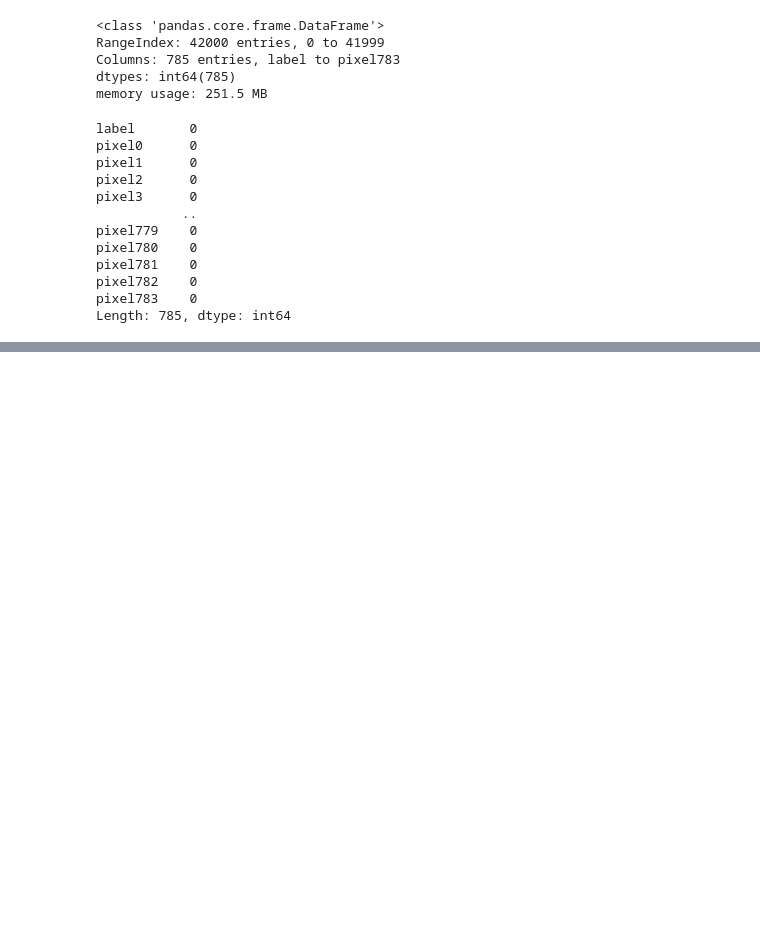
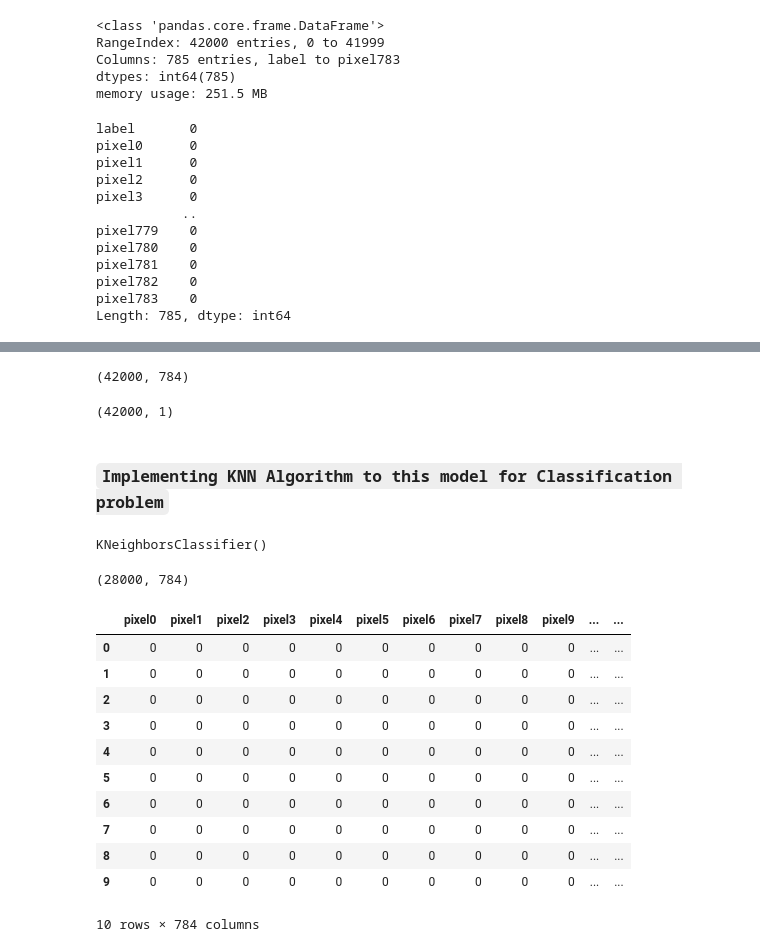
Before and after one commit to satyam1256/Data_Science, a Jupyter notebook: Machine_Learning/Projects/Handwritten Digit Recognizer/index.ipynb, the cells around one changed output, grey strips where cells are left out. Saved outputs shown, nothing was run; the diff lists cells and outputs as text; code cells hidden in the pictures; blank space fills up the shorter version.

Commit message:
Completed the modelig of MNIST Digit Recognizer Project

```diff
--- a/Machine_Learning/Projects/Handwritten Digit Recognizer/index.ipynb
+++ b/Machine_Learning/Projects/Handwritten Digit Recognizer/index.ipynb
@@ -91,0 +156,36 @@ Length: 785, dtype: int64
+# %%
+x_train.shape
+# %% [output]
+(42000, 784)
+# %%
+y_train.shape
+# %% [output]
+(42000, 1)
+# %% [markdown]
+### `Implementing KNN Algorithm to this model for Classification problem`
+# %%
+from sklearn.neighbors import KNeighborsClassifier
+knn = KNeighborsClassifier(n_neighbors=5)
+
+knn.fit(x_train,y_train)
+# %% [output]
+KNeighborsClassifier()
+# %%
+x_test.shape
+# %% [output]
+(28000, 784)
+# %%
+test.head(10)
+# %% [output]
+|  | pixel0 | pixel1 | pixel2 | pixel3 | pixel4 | pixel5 | pixel6 | pixel7 | pixel8 | pixel9 | ... | ... |
+| 0 | 0 | 0 | 0 | 0 | 0 | 0 | 0 | 0 | 0 | 0 | ... | ... |
+| 1 | 0 | 0 | 0 | 0 | 0 | 0 | 0 | 0 | 0 | 0 | ... | ... |
+| 2 | 0 | 0 | 0 | 0 | 0 | 0 | 0 | 0 | 0 | 0 | ... | ... |
+| 3 | 0 | 0 | 0 | 0 | 0 | 0 | 0 | 0 | 0 | 0 | ... | ... |
+| 4 | 0 | 0 | 0 | 0 | 0 | 0 | 0 | 0 | 0 | 0 | ... | ... |
+| 5 | 0 | 0 | 0 | 0 | 0 | 0 | 0 | 0 | 0 | 0 | ... | ... |
+| 6 | 0 | 0 | 0 | 0 | 0 | 0 | 0 | 0 | 0 | 0 | ... | ... |
+| 7 | 0 | 0 | 0 | 0 | 0 | 0 | 0 | 0 | 0 | 0 | ... | ... |
+| 8 | 0 | 0 | 0 | 0 | 0 | 0 | 0 | 0 | 0 | 0 | ... | ... |
+| 9 | 0 | 0 | 0 | 0 | 0 | 0 | 0 | 0 | 0 | 0 | ... | ... |
+10 rows × 784 columns
```
Also changed, not shown: parts of 21 cells of this notebook, 1 other file.
